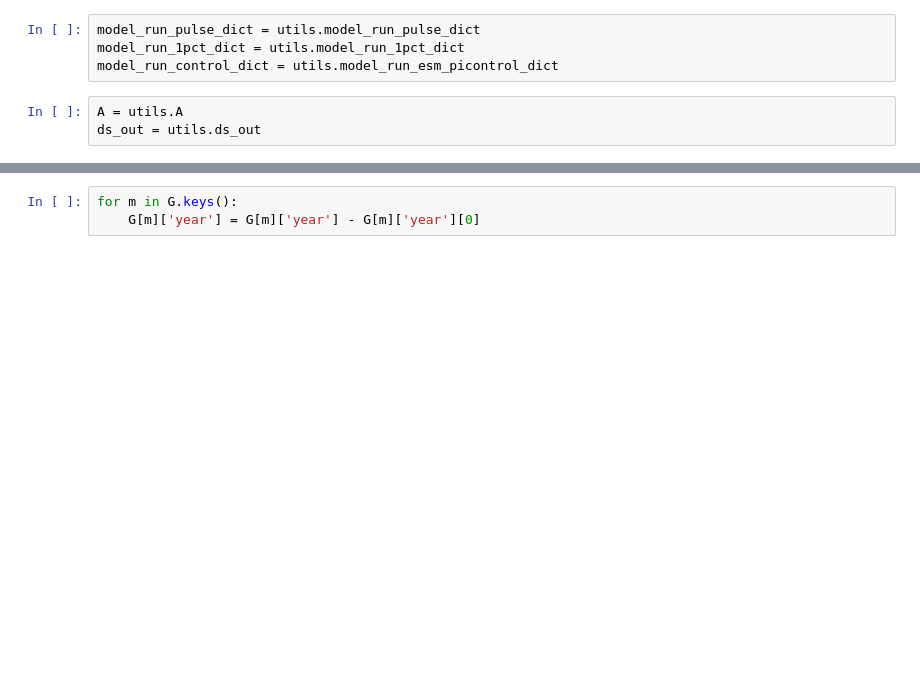
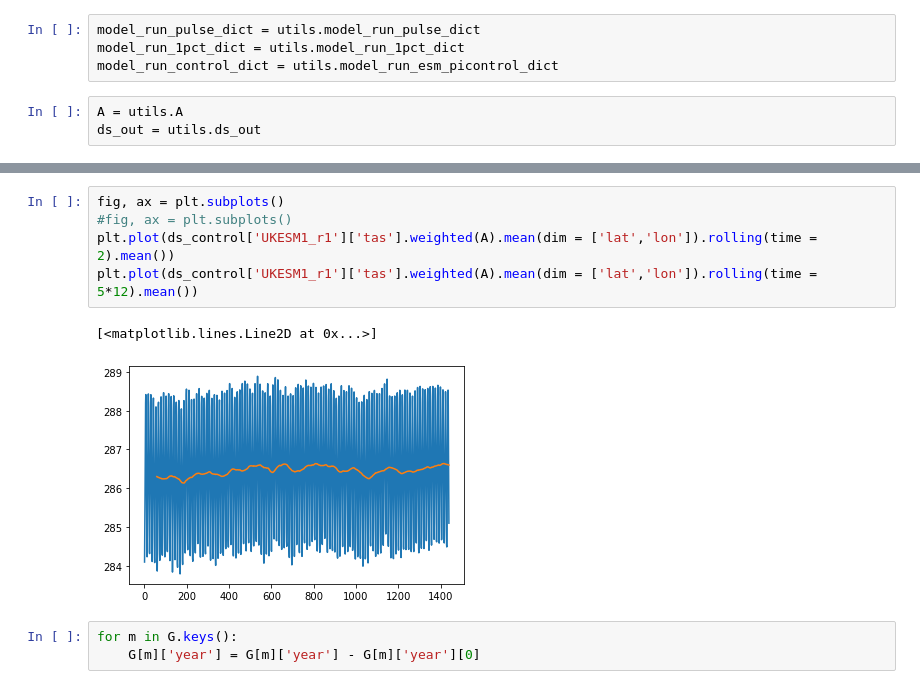
Before and after one commit to lfreese/CO2_greens, a Jupyter notebook: CO2_GF_creation_pulse_climatology.ipynb, the cells around one changed output, grey strips where cells are left out. Saved outputs shown, nothing was run; the diff lists cells and outputs as text; blank space fills up the shorter version.

```diff
--- a/CO2_GF_creation_pulse_climatology.ipynb
+++ b/CO2_GF_creation_pulse_climatology.ipynb
@@ -81,3 +94,11 @@ CANESM5_r1p2 CANESM5_r3p2
+# %%
+fig, ax = plt.subplots()
+#fig, ax = plt.subplots()
+plt.plot(ds_control['UKESM1_r1']['tas'].weighted(A).mean(dim = ['lat','lon']).rolling(time = 2).mean())
+plt.plot(ds_control['UKESM1_r1']['tas'].weighted(A).mean(dim = ['lat','lon']).rolling(time = 5*12).mean())
+# %% [output]
+[<matplotlib.lines.Line2D at 0x...>]
+[figure, added]
 # %%
 for m in G.keys():
     G[m]['year'] = G[m]['year'] - G[m]['year'][0]
```
Also changed, not shown: parts of 2 cells of this notebook, 15 other files.
